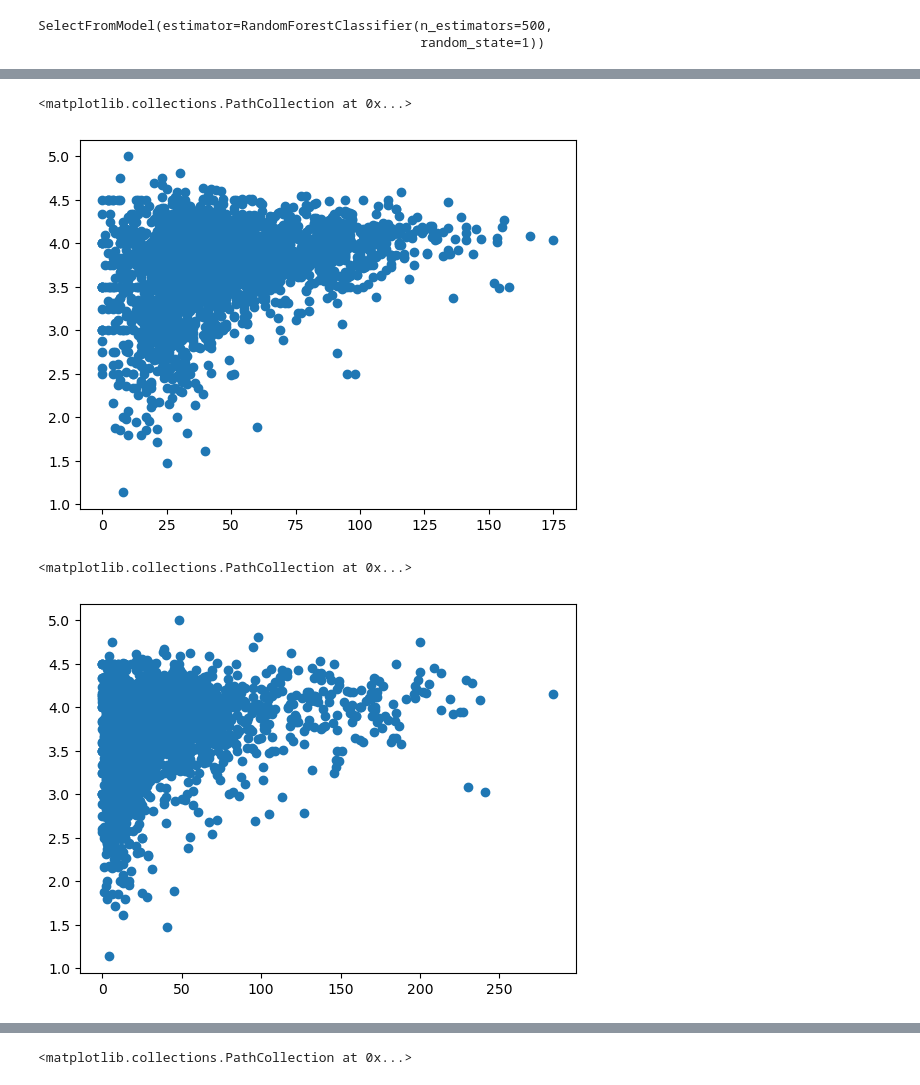
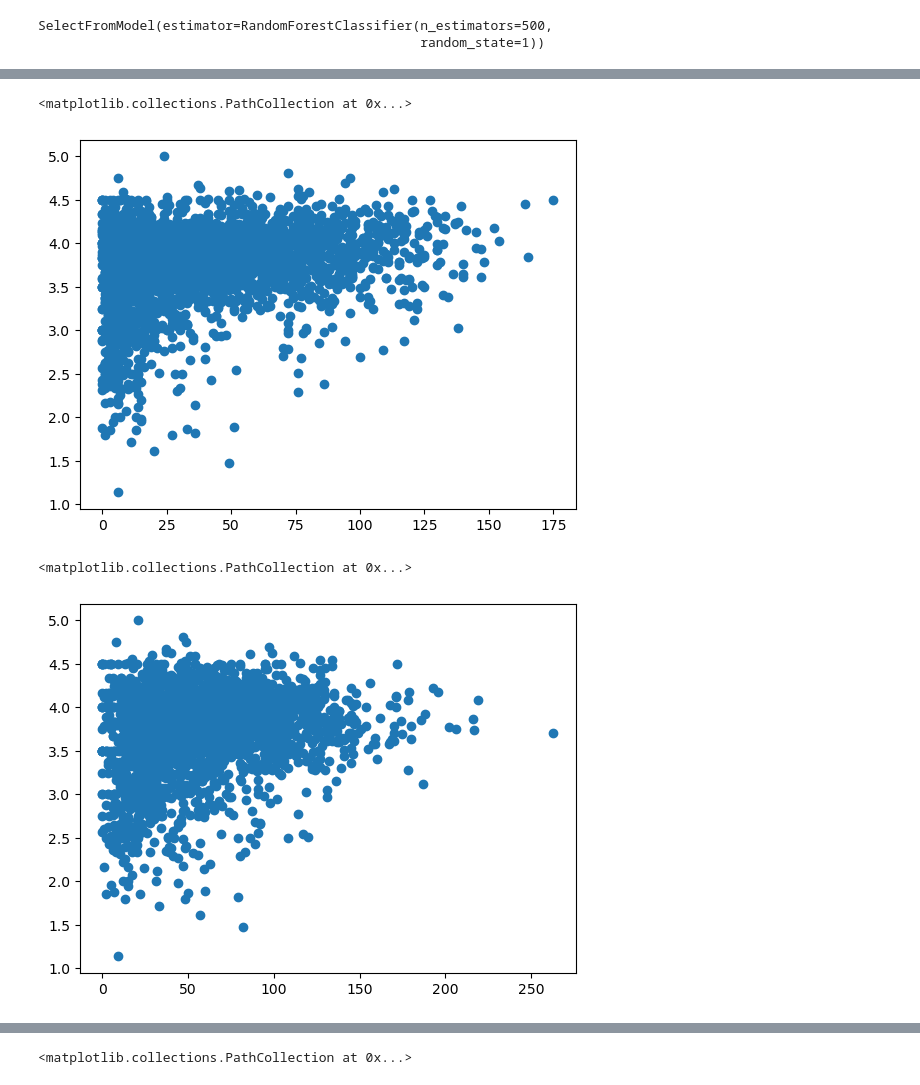
Before and after one commit to sberberian/Beer-Characteristics-Profiling, a Jupyter notebook: Machine_leaning_Beer.ipynb, the cells around one changed output, grey strips where cells are left out. Cells and saved outputs as stored; diff of their text form; code cells hidden in the pictures.

```diff
--- a/Machine_leaning_Beer.ipynb
+++ b/Machine_leaning_Beer.ipynb
@@ -28,7 +28,7 @@ from sklearn.preprocessing import StandardScaler
 # %%
 # Read in the data from CSV instead, due to AWS server shutting down ahead of anticipated costs.
 # Import the beer dataset from csv.
-file = os.path.join("Resources", "clean_test.csv")
+file = os.path.join("Resources", "beer_data_final.csv")
 
 # Read the CSV.
 df = pd.read_csv(file)
@@ -203,13 +244,13 @@ plt.scatter(df['sweet'], df['review_overall'])
 # %%
-# Correlation for Body and rating
-plt.scatter(df['body'], df['review_overall'])
+# Correlation for Fruits and rating
+plt.scatter(df['fruits'], df['review_overall'])
 # %% [output]
 <matplotlib.collections.PathCollection at 0x...>
-[figure, old version]
+[figure, new version]
 # %%
-# Correlation for Sour and rating
-plt.scatter(df['sour'], df['review_overall'])
+# Correlation for Sweet and rating
+plt.scatter(df['sweet'], df['review_overall'])
 # %% [output]
 <matplotlib.collections.PathCollection at 0x...>
-[figure, old version]
+[figure, new version]
 # %%
```
Also changed, not shown: parts of 48 cells of this notebook.
